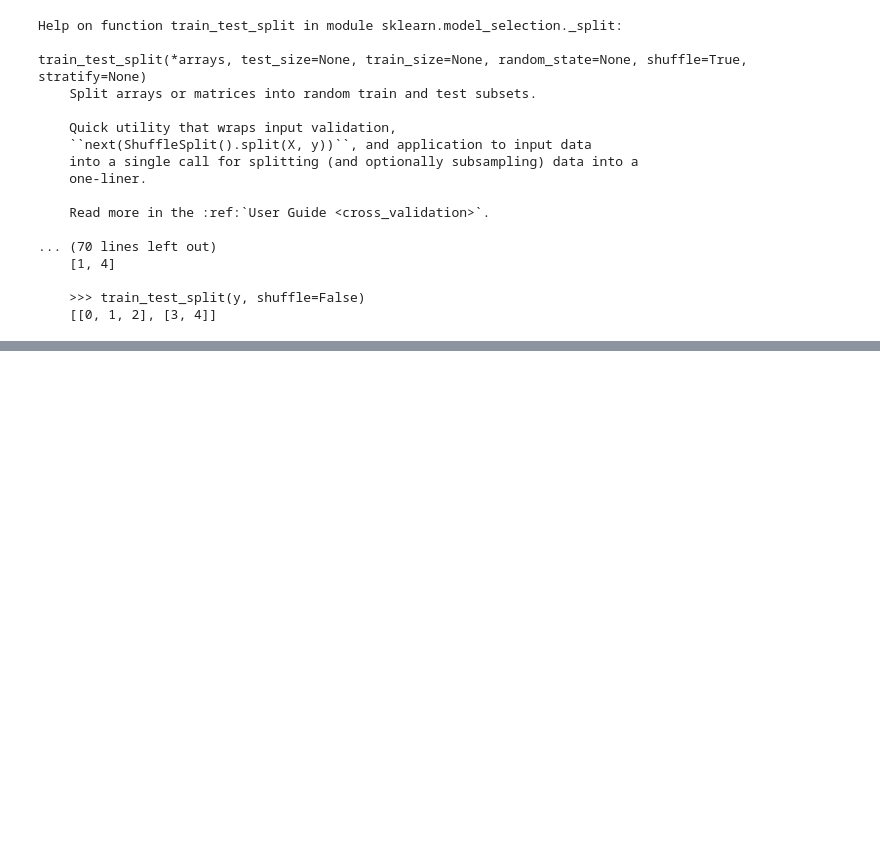
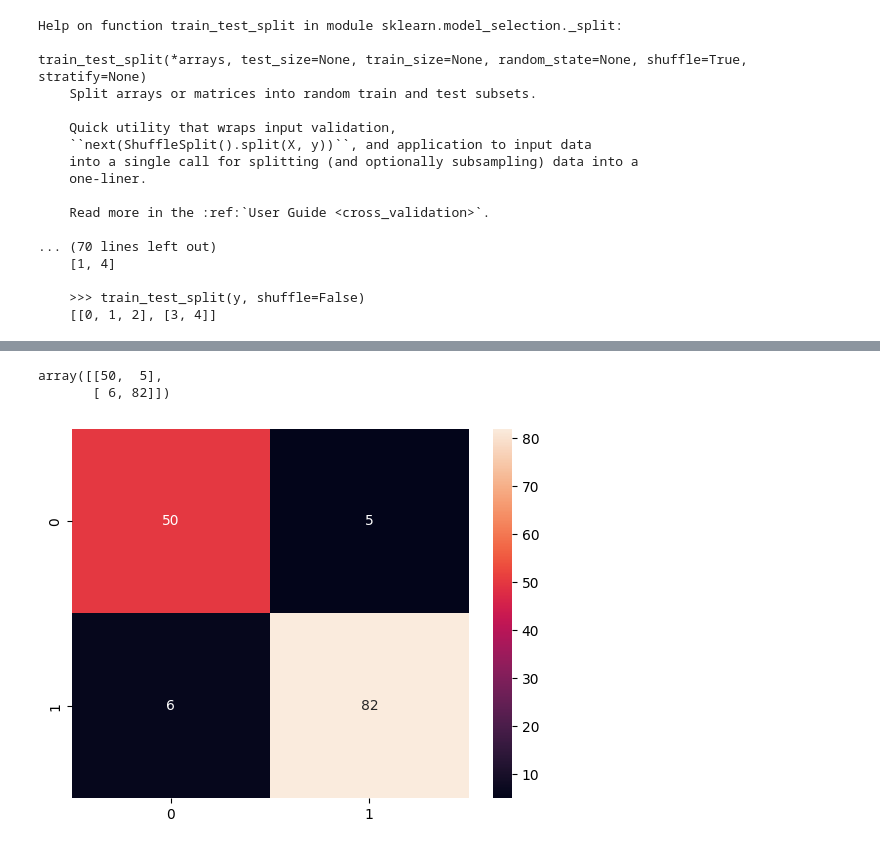
Before and after one commit to davidlealo/sic_ai_2025_jun, a Jupyter notebook: 03machinelearning/clase_7.ipynb, the cells around one changed output, grey strips where cells are left out. Cells and saved outputs as stored; diff of their text form; code cells hidden in the pictures; blank space fills up the shorter version.

```diff
--- a/03machinelearning/clase_7.ipynb
+++ b/03machinelearning/clase_7.ipynb
@@ -113,0 +187,7 @@ train_test_split(*arrays, test_size=None, train_size=None, random_state=None, sh
+# %%
+from sklearn.datasets import load_breast_cancer
+from sklearn.model_selection import train_test_split
+from sklearn.tree import DecisionTreeClassifier
+
+data=load_breast_cancer()
+X_train, X_test, y_train, y_test = train_test_split(data.data, data.target, random_state=2025)
@@ -113,0 +210,2 @@ train_test_split(*arrays, test_size=None, train_size=None, random_state=None, sh
+# %%
+model = DecisionTreeClassifier(criterion='entropy')
@@ -113,0 +216,2 @@ train_test_split(*arrays, test_size=None, train_size=None, random_state=None, sh
+# %%
+model.fit(X_train, y_train)
@@ -113,0 +220,2 @@ train_test_split(*arrays, test_size=None, train_size=None, random_state=None, sh
+# %%
+y_pred=model.predict(X_test)
@@ -113,0 +232,17 @@ train_test_split(*arrays, test_size=None, train_size=None, random_state=None, sh
+# %%
+# Matriz de confusion
+from sklearn.metrics import confusion_matrix
+
+confusion_matrix(y_test, y_pred)
+# %% [output]
+array([[50,  5],
+       [ 6, 82]])
+# %%
+# Grafico matriz de confusion seaborn con leyenda
+import seaborn as sns
+import matplotlib.pyplot as plt
+
+sns.heatmap(confusion_matrix(y_test, y_pred), annot=True, fmt='d')
+plt.show()
+# %% [output]
+[figure, added]
```
Also changed, not shown: parts of 17 cells of this notebook.
